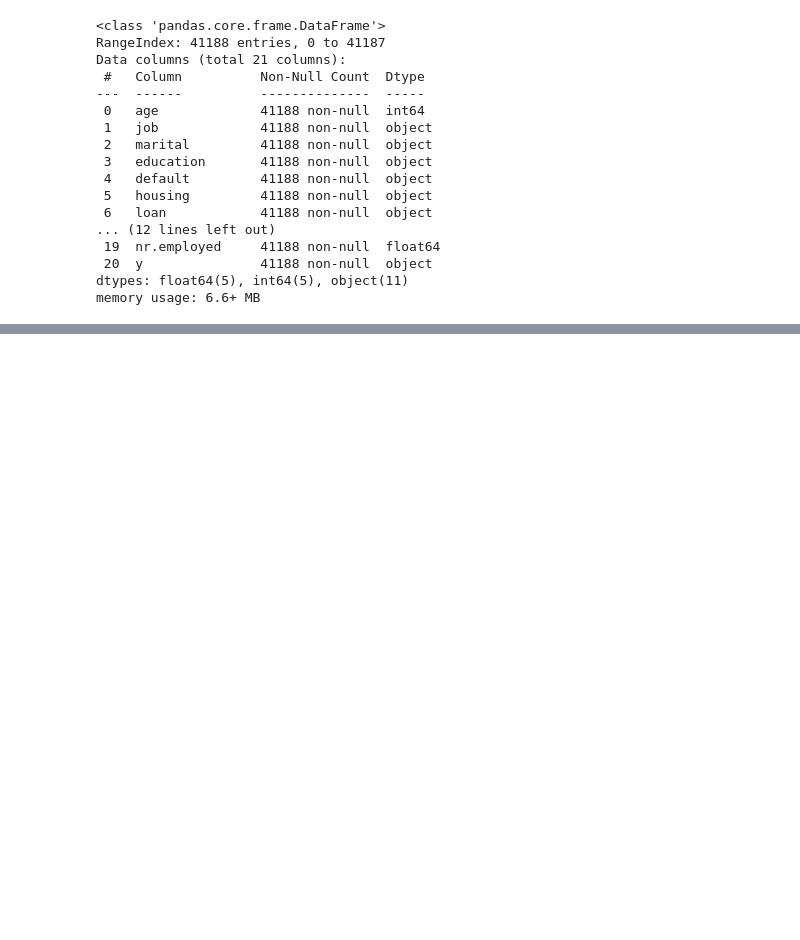
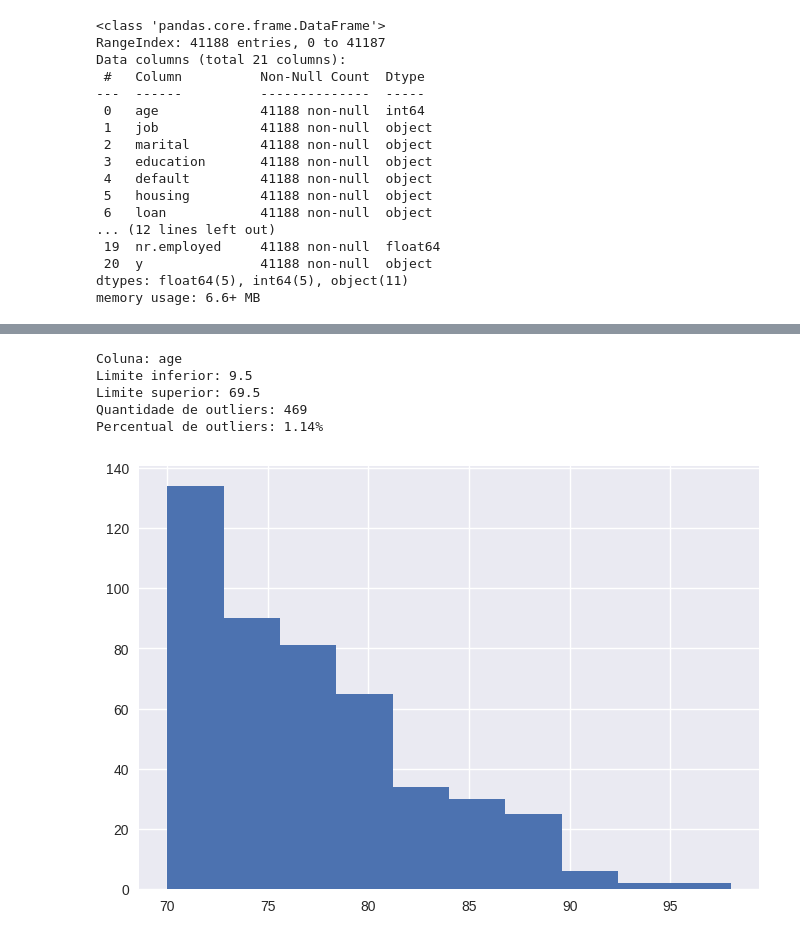
Before and after one commit to espeditoalves/Bank_Marketing_ML, a Jupyter notebook: Notebooks/0_Analise_exploratoria.ipynb, the cells around one changed output, grey strips where cells are left out. Cells and saved outputs as stored; diff of their text form; code cells hidden in the pictures; blank space fills up the shorter version.

```diff
--- a/Notebooks/0_Analise_exploratoria.ipynb
+++ b/Notebooks/0_Analise_exploratoria.ipynb
@@ -98,0 +229,10 @@ memory usage: 6.6+ MB
+# %%
+plt.hist(x = eda.outlier_analysis(df = df_train, column = 'age'), bins=10)
+plt.show()
+# %% [output]
+Coluna: age
+Limite inferior: 9.5
+Limite superior: 69.5
+Quantidade de outliers: 469
+Percentual de outliers: 1.14%
+[figure, added]
```
Also changed, not shown: parts of 58 cells of this notebook, 8 other files.
